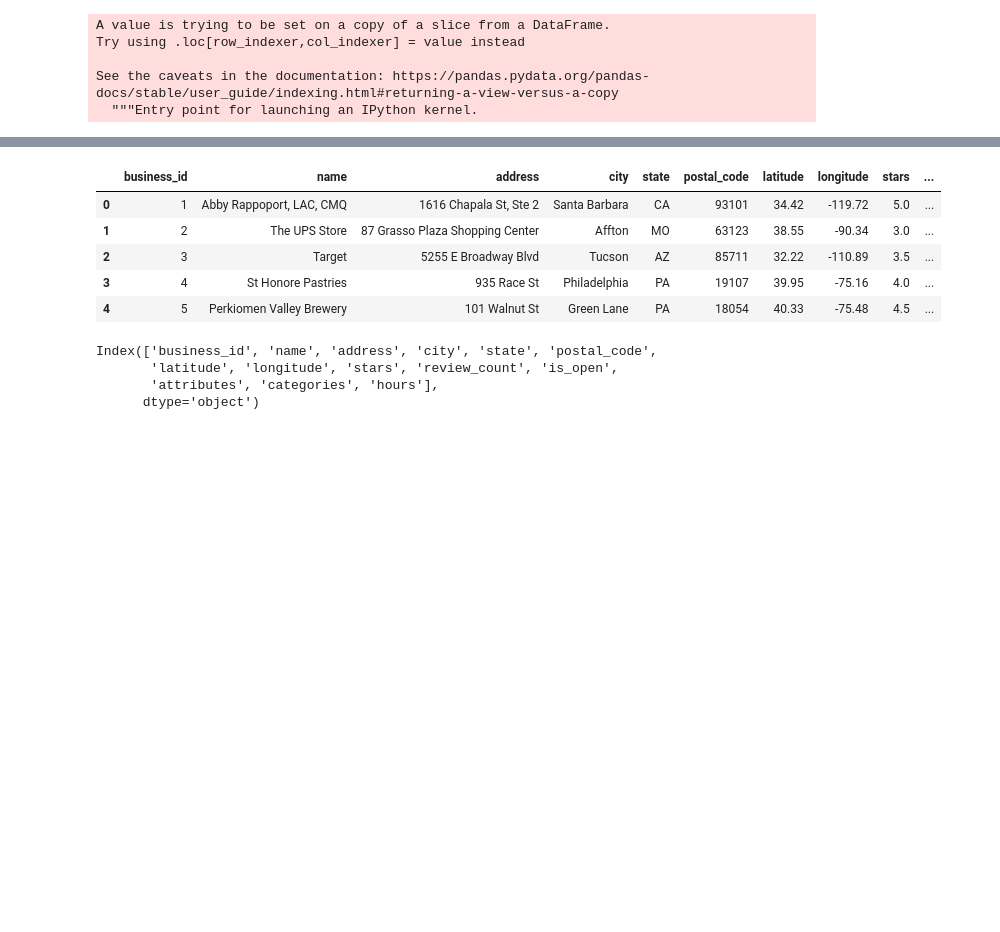
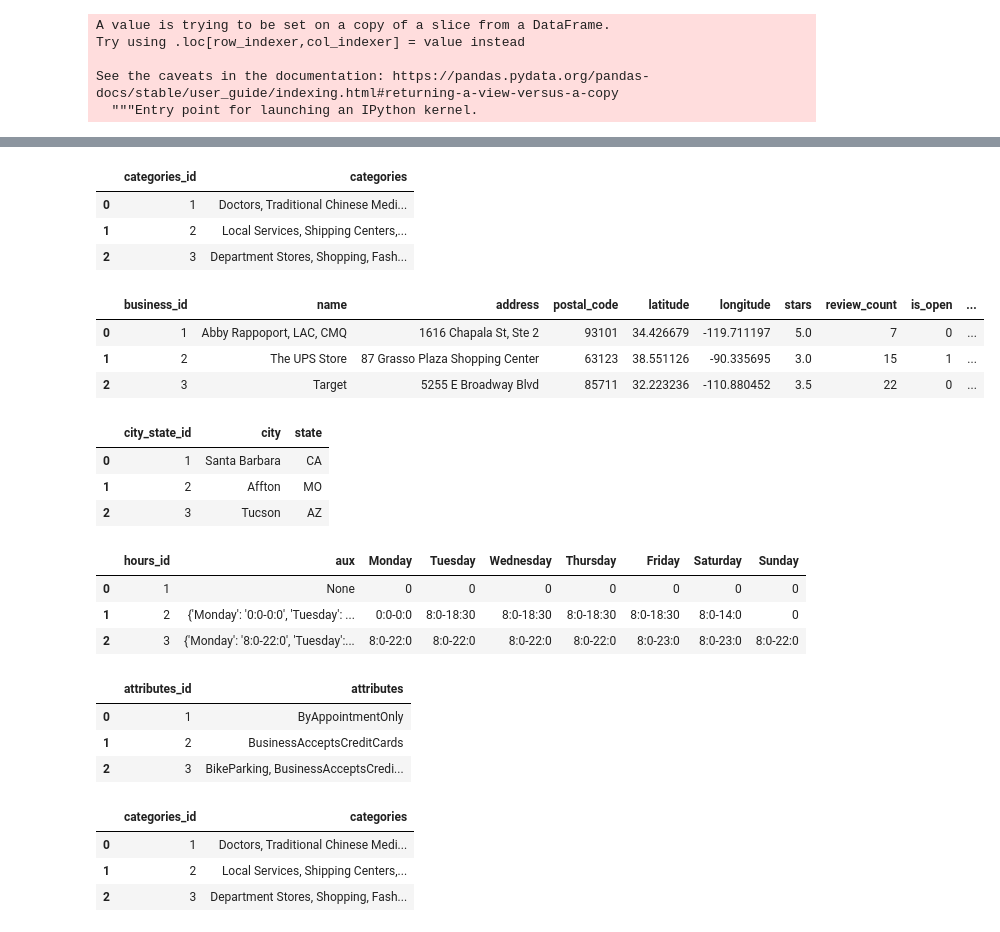
Before and after one commit to JCSR2022/Proyecto-Final-YELP, a Jupyter notebook: Erick/data_cleaning.ipynb, the cells around one changed output, grey strips where cells are left out. Drawn from its saved outputs; the diff is of its cells as text; code cells hidden in the pictures; blank space fills up the shorter version.

```diff
--- a/Erick/data_cleaning.ipynb
+++ b/Erick/data_cleaning.ipynb
@@ -194,16 +237,54 @@ df_business['attributes'] = df_business['attributes'].apply(lambda x: attr_to_li
+# %%
+df5 = pd.merge(df_business, df_attributes, left_on=['attributes'], right_on=['attributes'], how='left')
+df_business['attributes_id'] = df5['attributes_id']
+# %%
+df_categories = pd.DataFrame()
+df_categories['categories'] = df_business['categories']
+df_categories = df_categories.drop_duplicates()
+df_categories.insert(loc = 0, column = 'categories_id', value = list(range(1, len(df_categories)+1, 1)))
+df_categories.head(3)
+# %% [output]
+|  | categories_id | categories |
+| 0 | 1 | Doctors, Traditional Chinese Medi... |
+| 1 | 2 | Local Services, Shipping Centers,... |
+| 2 | 3 | Department Stores, Shopping, Fash... |
+# %%
+df6 = pd.merge(df_business, df_categories, left_on='categories', right_on='categories', how='left')
+df_business['categories_id'] = df6['categories_id']
+# %%
+df_business.drop(['city', 'state', 'attributes','categories'], axis=1, inplace=True)
 # %%
-df_business.head()
+df_business.head(3)
 # %% [output]
-|  | business_id | name | address | city | state | postal_code | latitude | longitude | stars | ... |
-| 0 | 1 | Abby Rappoport, LAC, CMQ | 1616 Chapala St, Ste 2 | Santa Barbara | CA | 93101 | 34.42 | -119.72 | 5.0 | ... |
-| 1 | 2 | The UPS Store | 87 Grasso Plaza Shopping Center | Affton | MO | 63123 | 38.55 | -90.34 | 3.0 | ... |
-| 2 | 3 | Target | 5255 E Broadway Blvd | Tucson | AZ | 85711 | 32.22 | -110.89 | 3.5 | ... |
-| 3 | 4 | St Honore Pastries | 935 Race St | Philadelphia | PA | 19107 | 39.95 | -75.16 | 4.0 | ... |
-| 4 | 5 | Perkiomen Valley Brewery | 101 Walnut St | Green Lane | PA | 18054 | 40.33 | -75.48 | 4.5 | ... |
+|  | business_id | name | address | postal_code | latitude | longitude | stars | review_count | is_open | ... |
+| 0 | 1 | Abby Rappoport, LAC, CMQ | 1616 Chapala St, Ste 2 | 93101 | 34.426679 | -119.711197 | 5.0 | 7 | 0 | ... |
+| 1 | 2 | The UPS Store | 87 Grasso Plaza Shopping Center | 63123 | 38.551126 | -90.335695 | 3.0 | 15 | 1 | ... |
+| 2 | 3 | Target | 5255 E Broadway Blvd | 85711 | 32.223236 | -110.880452 | 3.5 | 22 | 0 | ... |
-# %%
-df_business.columns
-# %% [output]
-Index(['business_id', 'name', 'address', 'city', 'state', 'postal_code',
-       'latitude', 'longitude', 'stars', 'review_count', 'is_open',
-       'attributes', 'categories', 'hours'],
-      dtype='object')
+# %%
+df_city_state.head(3)
+# %% [output]
+|  | city_state_id | city | state |
+| 0 | 1 | Santa Barbara | CA |
+| 1 | 2 | Affton | MO |
+| 2 | 3 | Tucson | AZ |
+# %%
+df_hours.head(3)
+# %% [output]
+|  | hours_id | aux | Monday | Tuesday | Wednesday | Thursday | Friday | Saturday | Sunday |
+| 0 | 1 | None | 0 | 0 | 0 | 0 | 0 | 0 | 0 |
+| 1 | 2 | {'Monday': '0:0-0:0', 'Tuesday': ... | 0:0-0:0 | 8:0-18:30 | 8:0-18:30 | 8:0-18:30 | 8:0-18:30 | 8:0-14:0 | 0 |
+| 2 | 3 | {'Monday': '8:0-22:0', 'Tuesday':... | 8:0-22:0 | 8:0-22:0 | 8:0-22:0 | 8:0-22:0 | 8:0-23:0 | 8:0-23:0 | 8:0-22:0 |
+# %%
+df_attributes.head(3)
+# %% [output]
+|  | attributes_id | attributes |
+| 0 | 1 | ByAppointmentOnly |
+| 1 | 2 | BusinessAcceptsCreditCards |
+| 2 | 3 | BikeParking, BusinessAcceptsCredi... |
+# %%
+df_categories.head(3)
+# %% [output]
+|  | categories_id | categories |
+| 0 | 1 | Doctors, Traditional Chinese Medi... |
+| 1 | 2 | Local Services, Shipping Centers,... |
+| 2 | 3 | Department Stores, Shopping, Fash... |
```
Also changed, not shown: parts of 29 cells of this notebook, 6 other files.
